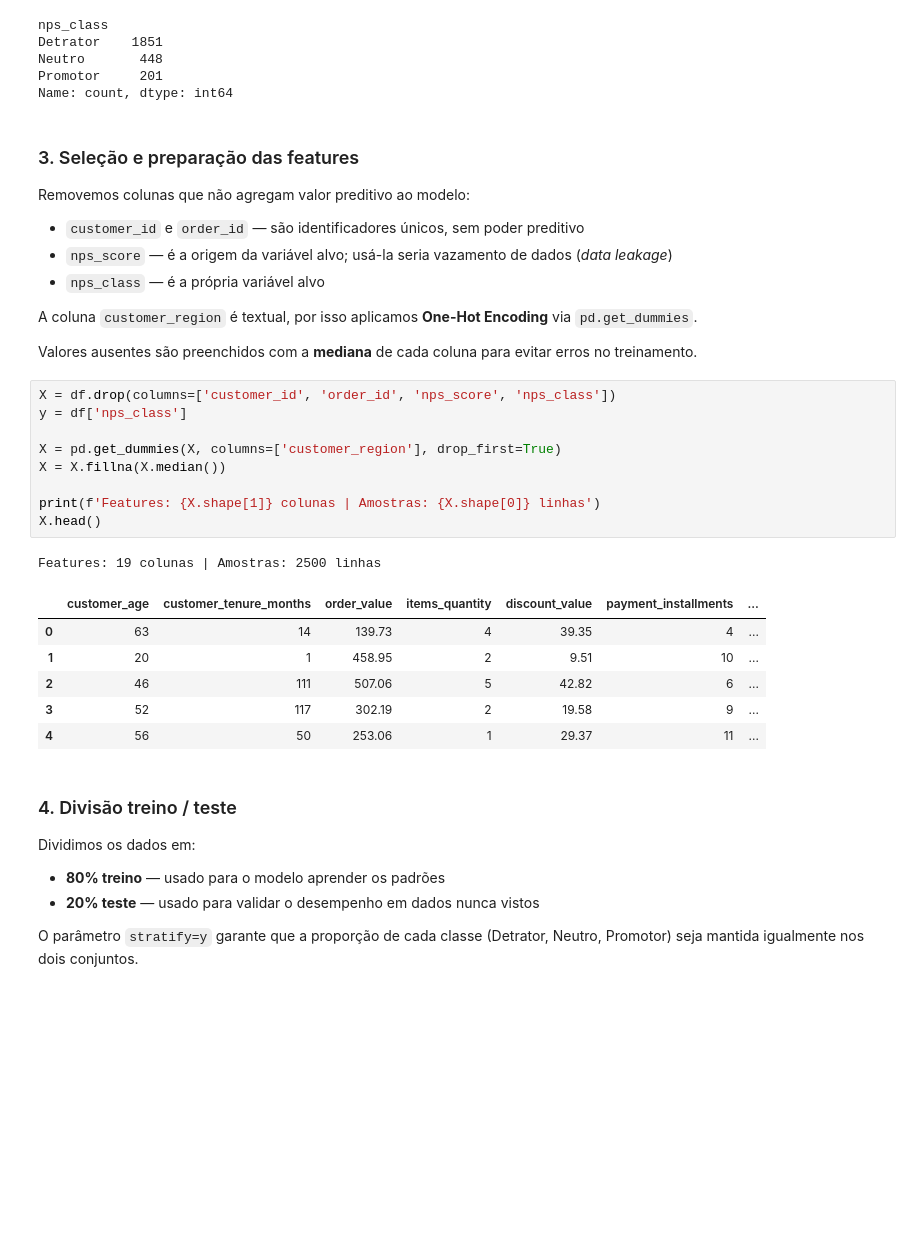
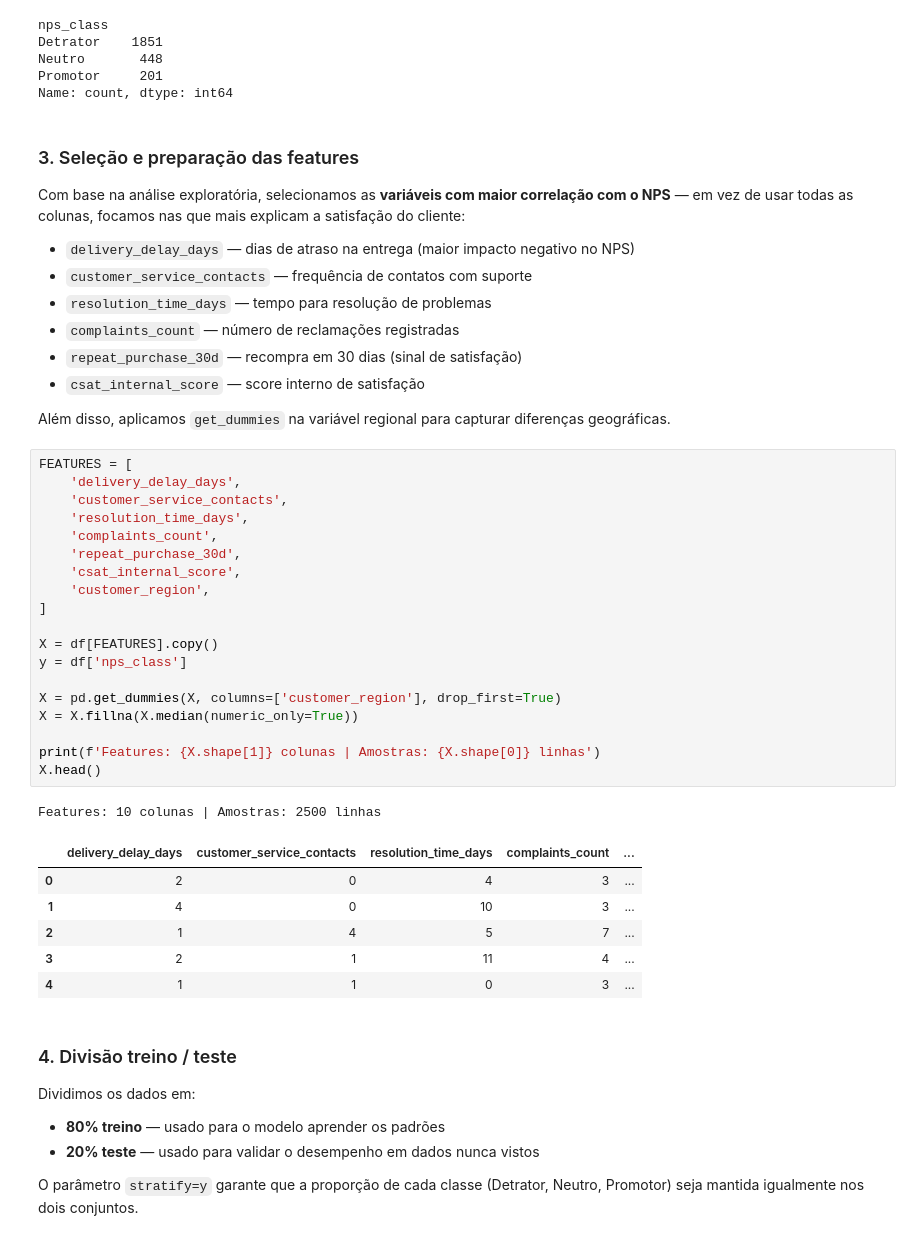
Before and after one commit to Vitor-Lopes-Rodrigues/1IAST---Fase-1---Tech-Challenge, a Jupyter notebook: notebooks/02_modelo_preditivo.ipynb, the cells around one changed output. Saved outputs shown, nothing was run; the diff lists cells and outputs as text; blank space fills up the shorter version.

Commit message:
feat: improves the preditive model

```diff
--- a/notebooks/02_modelo_preditivo.ipynb
+++ b/notebooks/02_modelo_preditivo.ipynb
@@ -82,31 +84,43 @@ Name: count, dtype: int64
 # %% [markdown]
 ### 3. Seleção e preparação das features
 
-Removemos colunas que não agregam valor preditivo ao modelo:
-- `customer_id` e `order_id` — são identificadores únicos, sem poder preditivo
-- `nps_score` — é a origem da variável alvo; usá-la seria vazamento de dados (*data leakage*)
-- `nps_class` — é a própria variável alvo
+Com base na análise exploratória, selecionamos as **variáveis com maior correlação com o NPS** — em vez de usar todas as colunas, focamos nas que mais explicam a satisfação do cliente:
 
-A coluna `customer_region` é textual, por isso aplicamos **One-Hot Encoding** via `pd.get_dummies`.
+- `delivery_delay_days` — dias de atraso na entrega (maior impacto negativo no NPS)
+- `customer_service_contacts` — frequência de contatos com suporte
+- `resolution_time_days` — tempo para resolução de problemas
+- `complaints_count` — número de reclamações registradas
+- `repeat_purchase_30d` — recompra em 30 dias (sinal de satisfação)
+- `csat_internal_score` — score interno de satisfação
 
-Valores ausentes são preenchidos com a **mediana** de cada coluna para evitar erros no treinamento.
+Além disso, aplicamos `get_dummies` na variável regional para capturar diferenças geográficas.
 # %%
-X = df.drop(columns=['customer_id', 'order_id', 'nps_score', 'nps_class'])
+FEATURES = [
+    'delivery_delay_days',
+    'customer_service_contacts',
+    'resolution_time_days',
+    'complaints_count',
+    'repeat_purchase_30d',
+    'csat_internal_score',
+    'customer_region',
+]
+
+X = df[FEATURES].copy()
 y = df['nps_class']
 
 X = pd.get_dummies(X, columns=['customer_region'], drop_first=True)
-X = X.fillna(X.median())
+X = X.fillna(X.median(numeric_only=True))
 
 print(f'Features: {X.shape[1]} colunas | Amostras: {X.shape[0]} linhas')
 X.head()
 # %% [output]
-Features: 19 colunas | Amostras: 2500 linhas
+Features: 10 colunas | Amostras: 2500 linhas
-|  | customer_age | customer_tenure_months | order_value | items_quantity | discount_value | payment_installments | ... |
-| 0 | 63 | 14 | 139.73 | 4 | 39.35 | 4 | ... |
-| 1 | 20 | 1 | 458.95 | 2 | 9.51 | 10 | ... |
-| 2 | 46 | 111 | 507.06 | 5 | 42.82 | 6 | ... |
-| 3 | 52 | 117 | 302.19 | 2 | 19.58 | 9 | ... |
-| 4 | 56 | 50 | 253.06 | 1 | 29.37 | 11 | ... |
+|  | delivery_delay_days | customer_service_contacts | resolution_time_days | complaints_count | ... |
+| 0 | 2 | 0 | 4 | 3 | ... |
+| 1 | 4 | 0 | 10 | 3 | ... |
+| 2 | 1 | 4 | 5 | 7 | ... |
+| 3 | 2 | 1 | 11 | 4 | ... |
+| 4 | 1 | 1 | 0 | 3 | ... |
 # %% [markdown]
 ### 4. Divisão treino / teste
 
```
Also changed, not shown: parts of 11 cells of this notebook, 2 other files.
